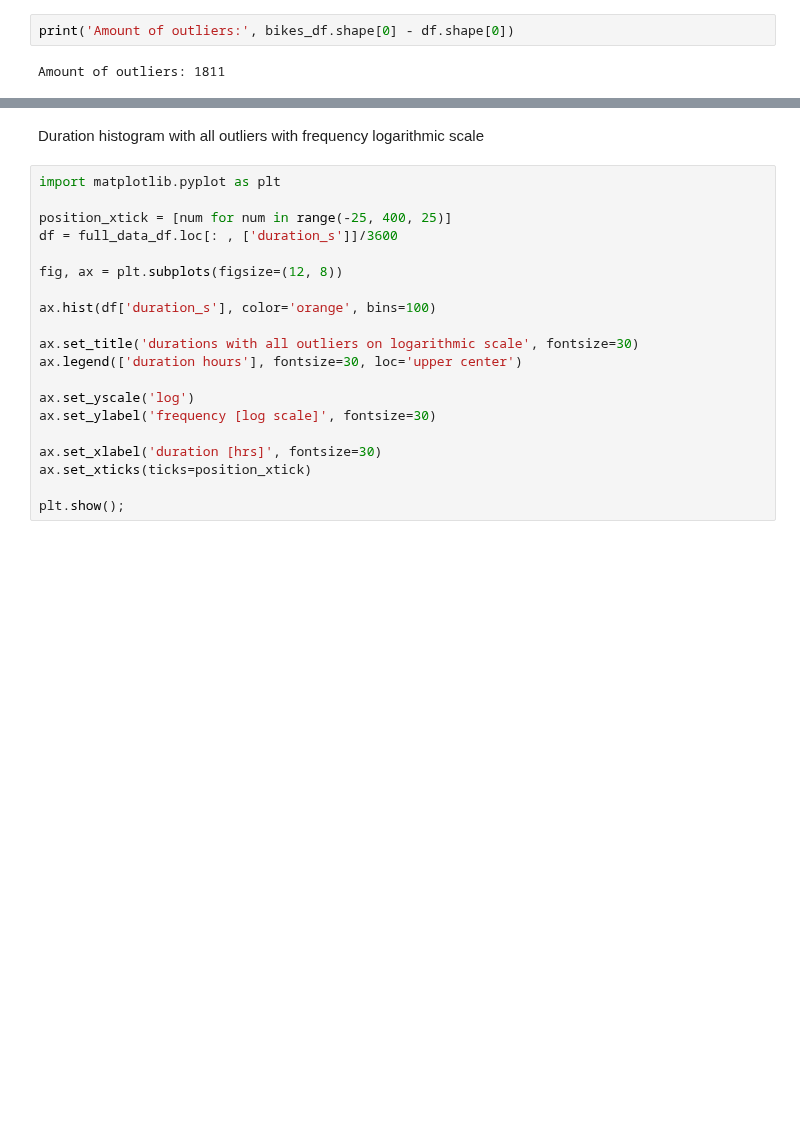
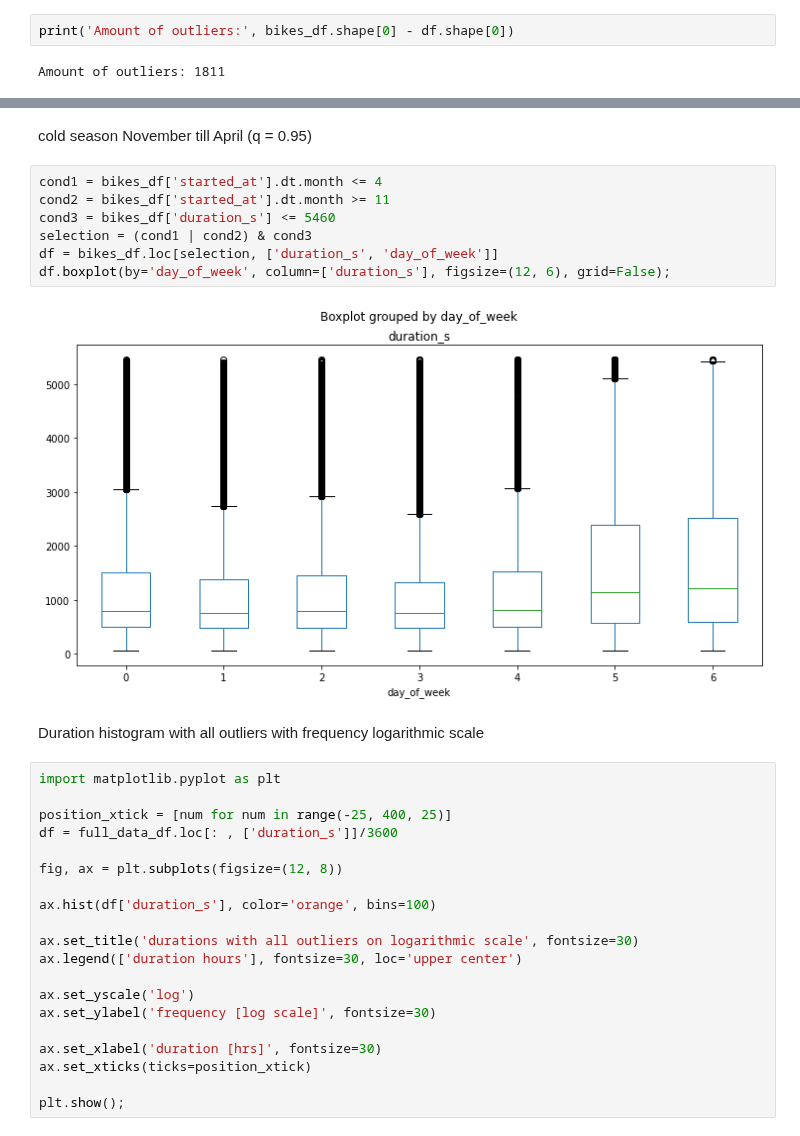
Before and after one commit to daim77/python_BI_analysis_bike_sharing, a Jupyter notebook: results.ipynb, the cells around one changed output, grey strips where cells are left out. Drawn from its saved outputs; the diff is of its cells as text; blank space fills up the shorter version.

```diff
--- a/results.ipynb
+++ b/results.ipynb
@@ -857,3 +857,14 @@ df = full_data_df.loc[
+# %% [markdown]
+cold season November till April (q = 0.95)
+# %%
+cond1 = bikes_df['started_at'].dt.month <= 4
+cond2 = bikes_df['started_at'].dt.month >= 11
+cond3 = bikes_df['duration_s'] <= 5460
+selection = (cond1 | cond2) & cond3
+df = bikes_df.loc[selection, ['duration_s', 'day_of_week']]
+df.boxplot(by='day_of_week', column=['duration_s'], figsize=(12, 6), grid=False);
+# %% [output]
+[figure, added]
 # %% [markdown]
 Duration histogram with all outliers with frequency logarithmic scale
 # %%
```
Also changed, not shown: parts of 26 cells of this notebook.
